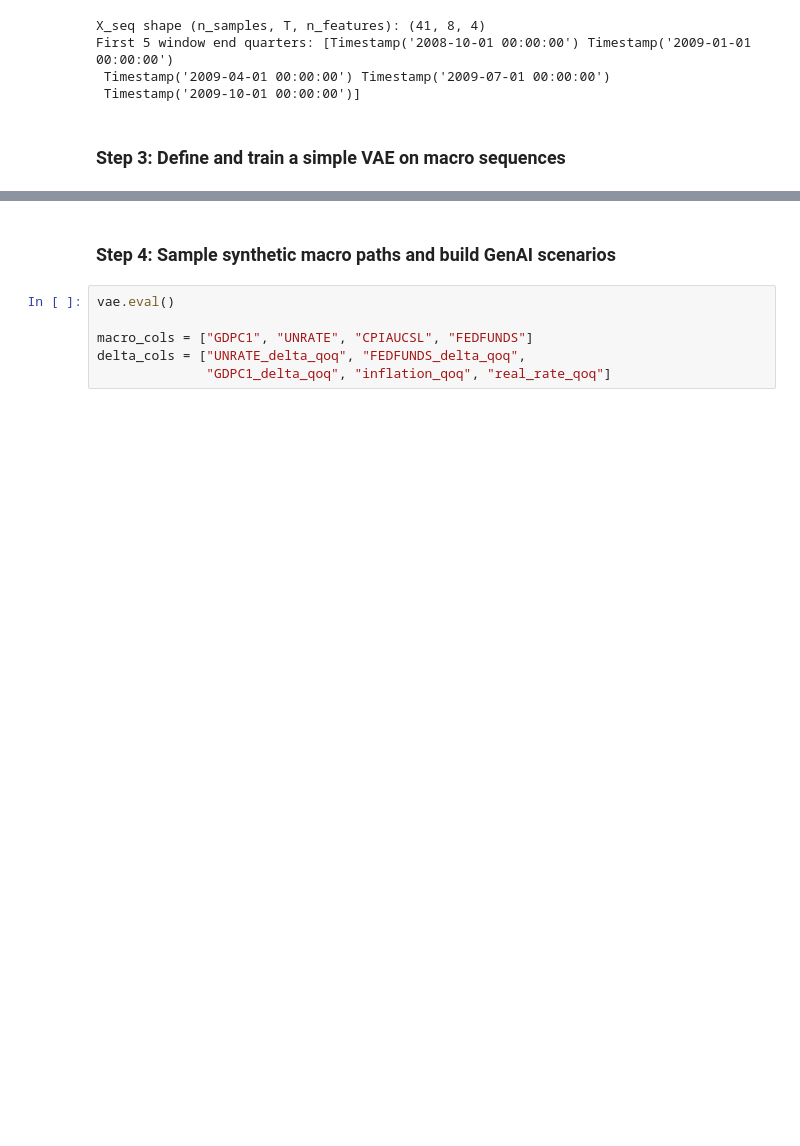
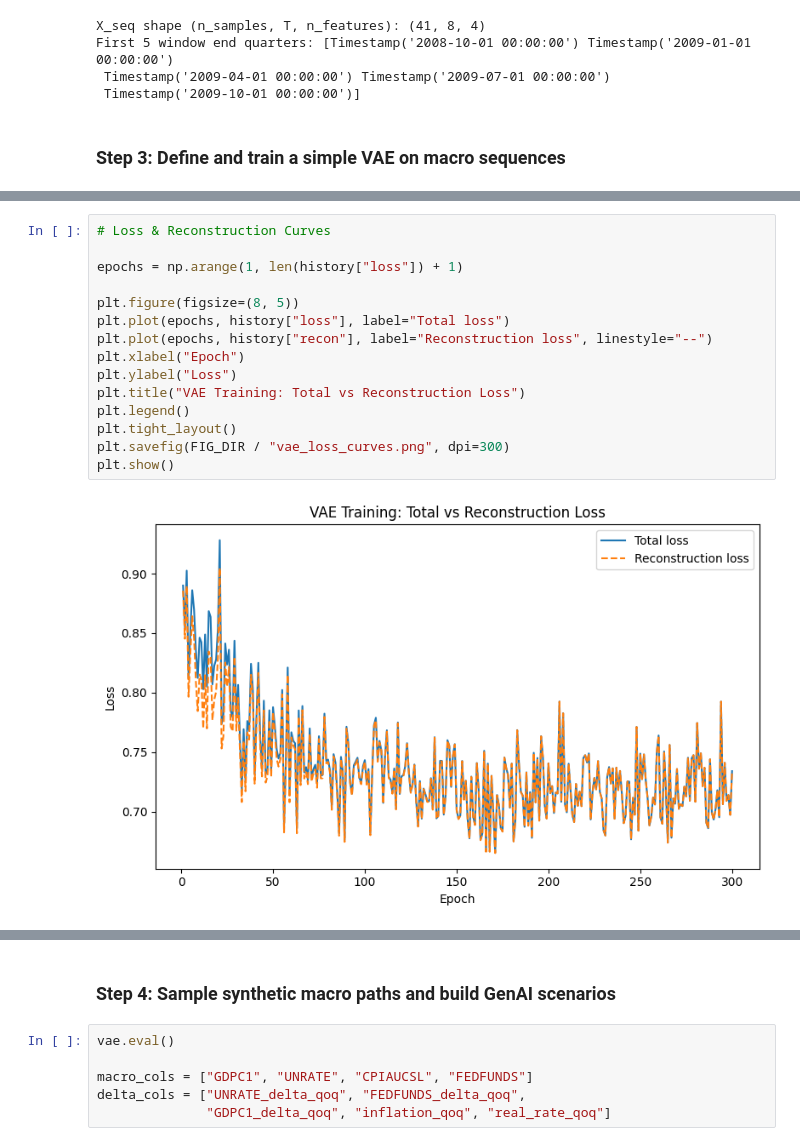
Before and after one commit to BinodTandan/Banking_Stress_Testing, a Jupyter notebook: notebooks/05_genAI_scenarios.ipynb, the cells around one changed output, grey strips where cells are left out. Cells and saved outputs as stored; diff of their text form; blank space fills up the shorter version.

```diff
--- a/notebooks/05_genAI_scenarios.ipynb
+++ b/notebooks/05_genAI_scenarios.ipynb
@@ -265,0 +390,17 @@ VAE training complete.
+# %%
+# Loss & Reconstruction Curves
+
+epochs = np.arange(1, len(history["loss"]) + 1)
+
+plt.figure(figsize=(8, 5))
+plt.plot(epochs, history["loss"], label="Total loss")
+plt.plot(epochs, history["recon"], label="Reconstruction loss", linestyle="--")
+plt.xlabel("Epoch")
+plt.ylabel("Loss")
+plt.title("VAE Training: Total vs Reconstruction Loss")
+plt.legend()
+plt.tight_layout()
+plt.savefig(FIG_DIR / "vae_loss_curves.png", dpi=300)
+plt.show()
+# %% [output]
+[figure, added]
```
Also changed, not shown: parts of 27 cells of this notebook.
